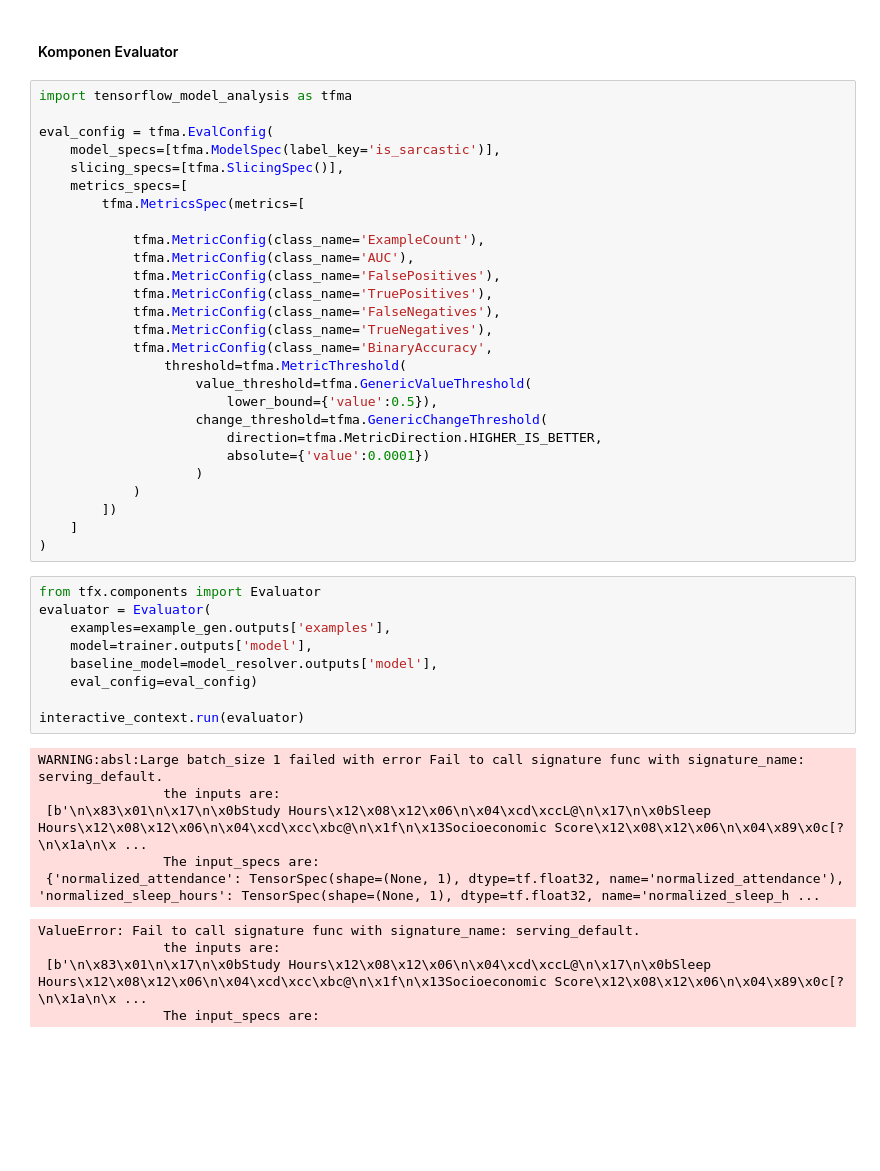
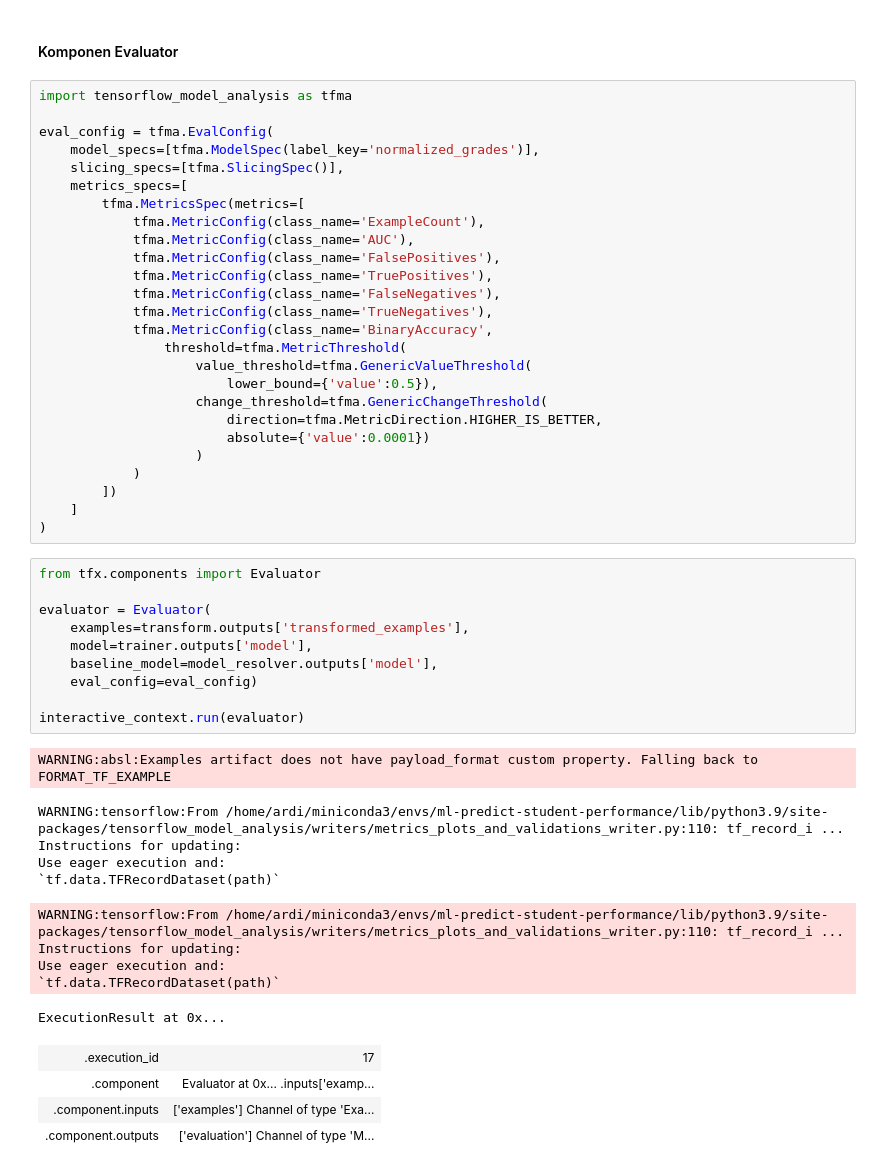
Before and after one commit to akhmad-ardi/ML_Predict_Student_Performance, a Jupyter notebook: notebook.ipynb, the cells around one changed output. Drawn from its saved outputs; the diff is of its cells as text; blank space fills up the shorter version.

Commit message:
feat:create evaluator model

```diff
--- a/notebook.ipynb
+++ b/notebook.ipynb
@@ -431,11 +438,10 @@ ExecutionResult at 0x...
 import tensorflow_model_analysis as tfma
 
 eval_config = tfma.EvalConfig(
-    model_specs=[tfma.ModelSpec(label_key='is_sarcastic')],
+    model_specs=[tfma.ModelSpec(label_key='normalized_grades')],
     slicing_specs=[tfma.SlicingSpec()],
     metrics_specs=[
         tfma.MetricsSpec(metrics=[
-
             tfma.MetricConfig(class_name='ExampleCount'),
             tfma.MetricConfig(class_name='AUC'),
             tfma.MetricConfig(class_name='FalsePositives'),
@@ -456,20 +462,26 @@ eval_config = tfma.EvalConfig(
 )
 # %%
 from tfx.components import Evaluator
+
 evaluator = Evaluator(
-    examples=example_gen.outputs['examples'],
+    examples=transform.outputs['transformed_examples'],
     model=trainer.outputs['model'],
     baseline_model=model_resolver.outputs['model'],
     eval_config=eval_config)
 
 interactive_context.run(evaluator)
 # %% [output]
-WARNING:absl:Large batch_size 1 failed with error Fail to call signature func with signature_name: serving_default.
-                the inputs are:
- [b'\n\x83\x01\n\x17\n\x0bStudy Hours\x12\x08\x12\x06\n\x04\xcd\xccL@\n\x17\n\x0bSleep Hours\x12\x08\x12\x06\n\x04\xcd\xcc\xbc@\n\x1f\n\x13Socioeconomic Score\x12\x08\x12\x06\n\x04\x89\x0c[?\n\x1a\n\x ...
-                The input_specs are:
- {'normalized_attendance': TensorSpec(shape=(None, 1), dtype=tf.float32, name='normalized_attendance'), 'normalized_sleep_hours': TensorSpec(shape=(None, 1), dtype=tf.float32, name='normalized_sleep_h ...
+WARNING:absl:Examples artifact does not have payload_format custom property. Falling back to FORMAT_TF_EXAMPLE
-ValueError: Fail to call signature func with signature_name: serving_default.
-                the inputs are:
- [b'\n\x83\x01\n\x17\n\x0bStudy Hours\x12\x08\x12\x06\n\x04\xcd\xccL@\n\x17\n\x0bSleep Hours\x12\x08\x12\x06\n\x04\xcd\xcc\xbc@\n\x1f\n\x13Socioeconomic Score\x12\x08\x12\x06\n\x04\x89\x0c[?\n\x1a\n\x ...
-                The input_specs are:
+WARNING:tensorflow:From /home/ardi/miniconda3/envs/ml-predict-student-performance/lib/python3.9/site-packages/tensorflow_model_analysis/writers/metrics_plots_and_validations_writer.py:110: tf_record_i ...
+Instructions for updating:
+Use eager execution and:
+`tf.data.TFRecordDataset(path)`
+WARNING:tensorflow:From /home/ardi/miniconda3/envs/ml-predict-student-performance/lib/python3.9/site-packages/tensorflow_model_analysis/writers/metrics_plots_and_validations_writer.py:110: tf_record_i ...
+Instructions for updating:
+Use eager execution and:
+`tf.data.TFRecordDataset(path)`
+ExecutionResult at 0x...
+| .execution_id | 17 |
+| .component | Evaluator at 0x... .inputs['examp... |
+| .component.inputs | ['examples'] Channel of type 'Exa... |
+| .component.outputs | ['evaluation'] Channel of type 'M... |
```
Also changed, not shown: parts of 14 cells of this notebook.
